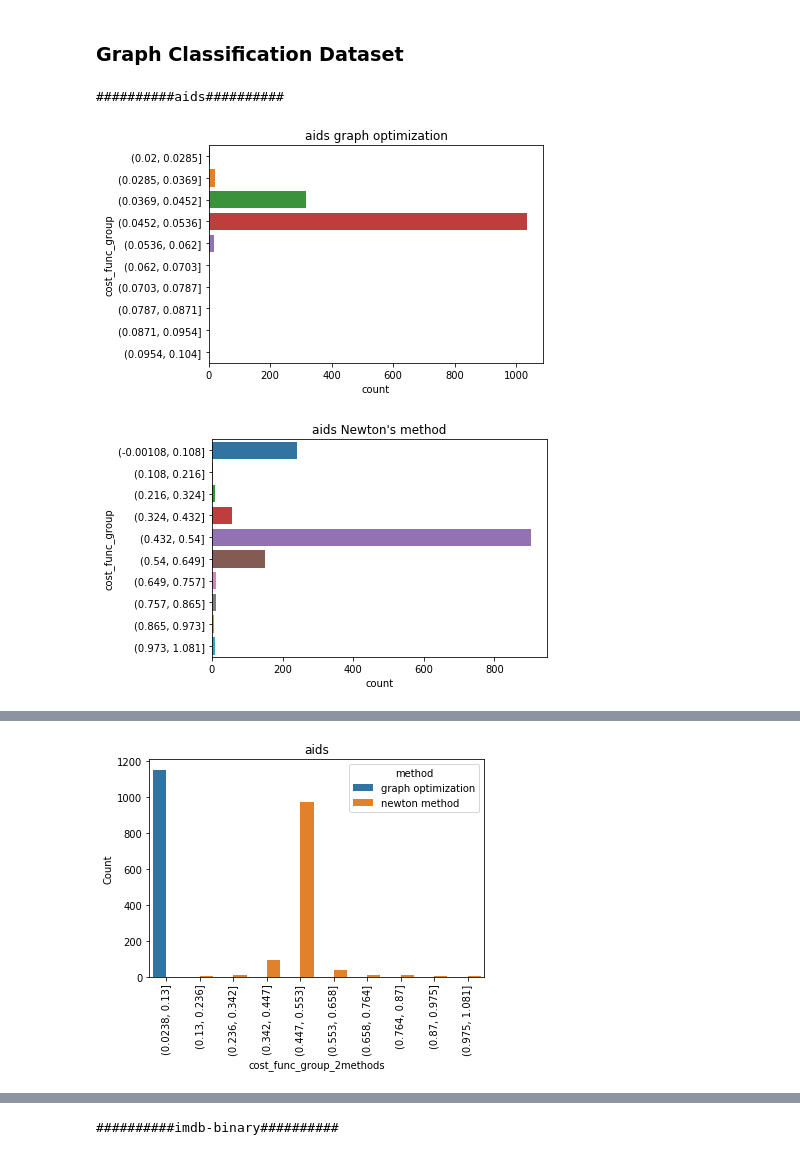
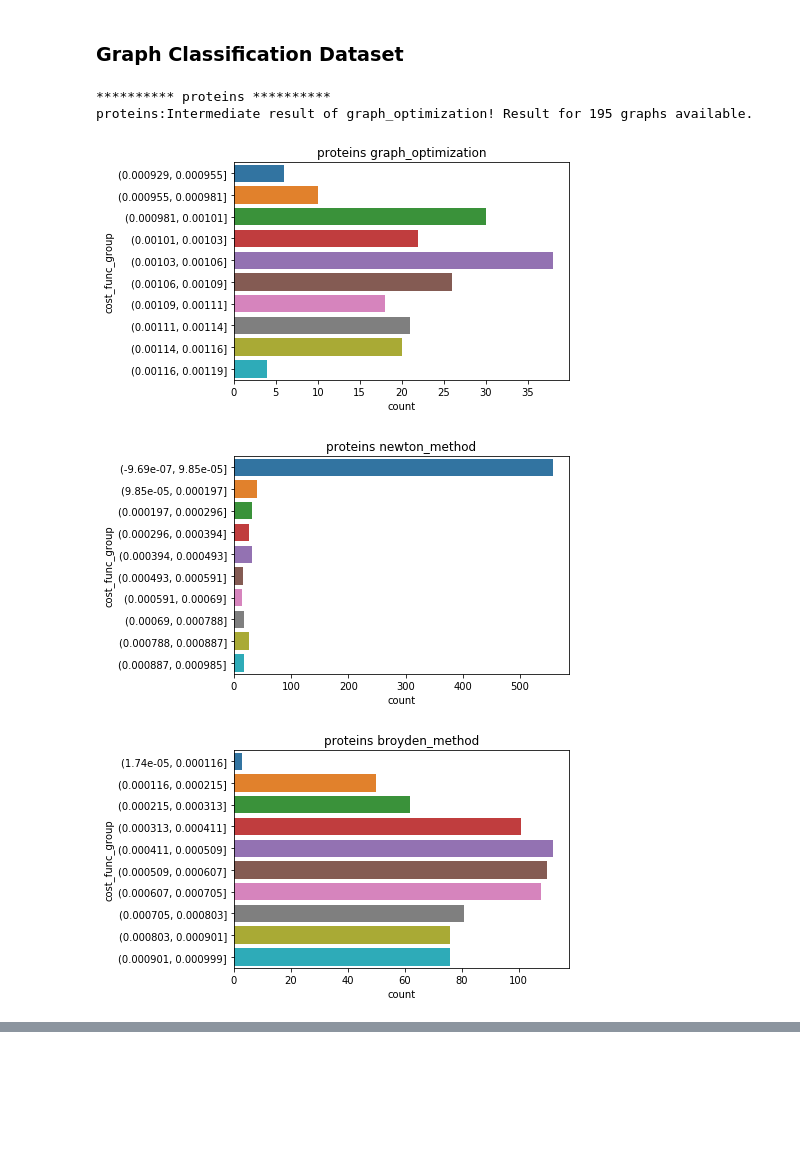
Before and after one commit to wwwfan628/gnn_visualization, a Jupyter notebook: notebook/compare_cost_func.ipynb, the cells around one changed output, grey strips where cells are left out. Cells and saved outputs as stored; diff of their text form; code cells hidden in the pictures; blank space fills up the shorter version.

```diff
--- a/notebook/compare_cost_func.ipynb
+++ b/notebook/compare_cost_func.ipynb
@@ -38,13 +39,13 @@ for dataset in datasets_node:
 # %% [markdown]
 ### Graph Classification Dataset
 # %%
-datasets_graph = ['aids','reddit-binary','imdb-binary','proteins','mutag','enzymes','imdb-multi','msrc_9']
+datasets_graph = ['proteins','mutag','enzymes','imdb-multi']
 # %%
 # read data from file
 H_graph = []
 for dataset in datasets_graph:
     for method in methods:
-        path = '../src/outputs/H_' + dataset + '_' + method + '.pkl'
+        path = '../src/outputs/H_tu_' + dataset + '_' + method + '.pkl'
         file = os.path.join(os.getcwd(), path)
         h = torch.load(file,map_location=device)
         H_graph.append(h)
@@ -52,7 +53,7 @@ for dataset in datasets_graph:
 cost_func_graph = []
 for dataset in datasets_graph:
     for method in methods:
-        path = '../src/outputs/cost_func_' + dataset + '_' + method + '.pkl'
+        path = '../src/outputs/cost_func_tu_' + dataset + '_' + method + '.pkl'
         file = os.path.join(os.getcwd(), path)
         cf = torch.load(file,map_location=device)
         cost_func_graph.append(cf)
@@ -60,57 +61,61 @@ for dataset in datasets_graph:
 indices_graph = []
 for dataset in datasets_graph:
     for method in methods:
-        path = '../src/outputs/indices_' + dataset + '_' + method + '.pkl'
+        path = '../src/outputs/indices_tu_' + dataset + '_' + method + '.pkl'
         file = os.path.join(os.getcwd(), path)
         ind = torch.load(file,map_location=device)
         indices_graph.append(ind)
 # %%
 # cost function value visualization
 for i in np.arange(len(cost_func_graph)):
     if i % len(methods) == 0:
         dataset_num = int(i/len(methods))
         dataset_name = datasets_graph[dataset_num]
         print('********** '+dataset_name+' **********')
 
-        df_graph_optimization = pd.DataFrame({'graph_id': np.arange(len(cost_func_graph[i])),
-                                             'method': 'graph optimization',
-                                             'min_cost_func': cost_func_graph[i]})
-        df_newton_method = pd.DataFrame({'graph_id': np.arange(len(cost_func_graph[i])),
-                                             'method': 'newton method',
-                                             'min_cost_func': cost_func_graph[i+1]})
-        df_graph_optimization['cost_func_group'] = pd.cut(df_graph_optimization['min_cost_func'],10)
-        df_newton_method['cost_func_group'] = pd.cut(df_newton_method['min_cost_func'],10)
+        df_list = []
+        for j in np.arange(len(methods)):
+            df = pd.DataFrame({'graph_id': np.arange(len(cost_func_graph[i+j])),
+                                'method': methods[j],
+                                'min_cost_func': cost_func_graph[i+j]})
+            df_list.append(df)
 
-        plt.title(dataset_name + ' graph optimization')
-        sns.countplot(y = 'cost_func_group', data = df_graph_optimization)
-        plt.show()
-        plt.title(dataset_name + ' Newton\'s method')
-        sns.countplot(y = 'cost_func_group', data = df_newton_method)
-        plt.show()
+        # check if result is saved before return to main
+        config_path = '../src/configs/tu_' + dataset_name + '.yaml'
+        config_file = os.path.join(os.getcwd(), config_path)
+        with open(config_file, 'r') as f:
+            config = yaml.load(f, Loader=yaml.FullLoader)
+        training_set_len = int(config['dataset_len'] * config['train_ratio'])
+        length = training_set_len
+        for j in np.arange(len(methods)):
+            if len(H_graph[i+j])<training_set_len:
+                print("{}:Intermediate result of {}! Result for {} graphs available.".format(dataset_name,methods[j],len(H_graph[i+j])))
+                df_list[j] = df_list[j][:len(H_graph[i+j])]
+                length = min(length,len(H_graph[i+j]))
+        if length==training_set_len:
+            print("All methods successfully finished!")
 
-        # if result is saved before return to main
-        if len(H_graph[i])!=len(H_graph[i+1]):
-            if len(H_graph[i])<len(H_graph[i+1]):
-                length = len(H_graph[i])
-                print("{}:Intermediate result of graph optimization! Result for {} graphs available.".format(dataset_name,length))
-            else:
-                length = len(H_graph[i+1])
-                print("{}:Intermediate result of Newton's method! Result for {} graphs available.".format(dataset_name,length))
-        else:
-            length = len(H_graph[i])
-            print("Both successfully finished!")
+        # plot for each method
+        for method_num,df in zip(np.arange(len(methods)),df_list):
+            df['cost_func_group'] = pd.cut(df['min_cost_func'],10)
 
-        df_2methods = pd.concat([df_graph_optimization[:length], df_newton_method[:length]], axis=0, ignore_index=True)
-        df_2methods['cost_func_group_2methods'] = pd.cut(df_2methods['min_cost_func'],10)
-        group_df = df_2methods.groupby(['method','cost_func_group_2methods']).size().reset_index(name='Count')
+            plt.title(dataset_name + ' ' + methods[method_num])
+            sns.countplot(y = 'cost_func_group', data = df)
+            plt.show()
+
+        # plot all methods together
+        df_methods = pd.concat(df_list, axis=0, ignore_index=True)
+        df_methods['cost_func_group_methods'] = pd.cut(df_methods['min_cost_func'],10)
+        group_df = df_methods.groupby(['method','cost_func_group_methods']).size().reset_index(name='Count')
 
         plt.title(dataset_name)
-        g = sns.barplot(x = 'cost_func_group_2methods', y = 'Count', hue = 'method', data = group_df)
+        g = sns.barplot(x = 'cost_func_group_methods', y = 'Count', hue = 'method', data = group_df)
         for item in g.get_xticklabels():
             item.set_rotation(90)
-
         plt.show()
 # %% [output]
-##########aids##########
+********** proteins **********
+proteins:Intermediate result of graph_optimization! Result for 195 graphs available.
-[figure, old version]
+[figure, new version]
-[figure, old version]
+[figure, new version]
+[figure, new version]
@@ -118 +124,0 @@ aids:Intermediate result of Newton's method! Result for 1154 graphs available.
-[figure, old version]
@@ -124 +133,0 @@ reddit-binary:Intermediate result of Newton's method! Result for 5 graphs availa
-##########imdb-binary##########
```
Also changed, not shown: parts of 5 cells of this notebook, 5 other files.
